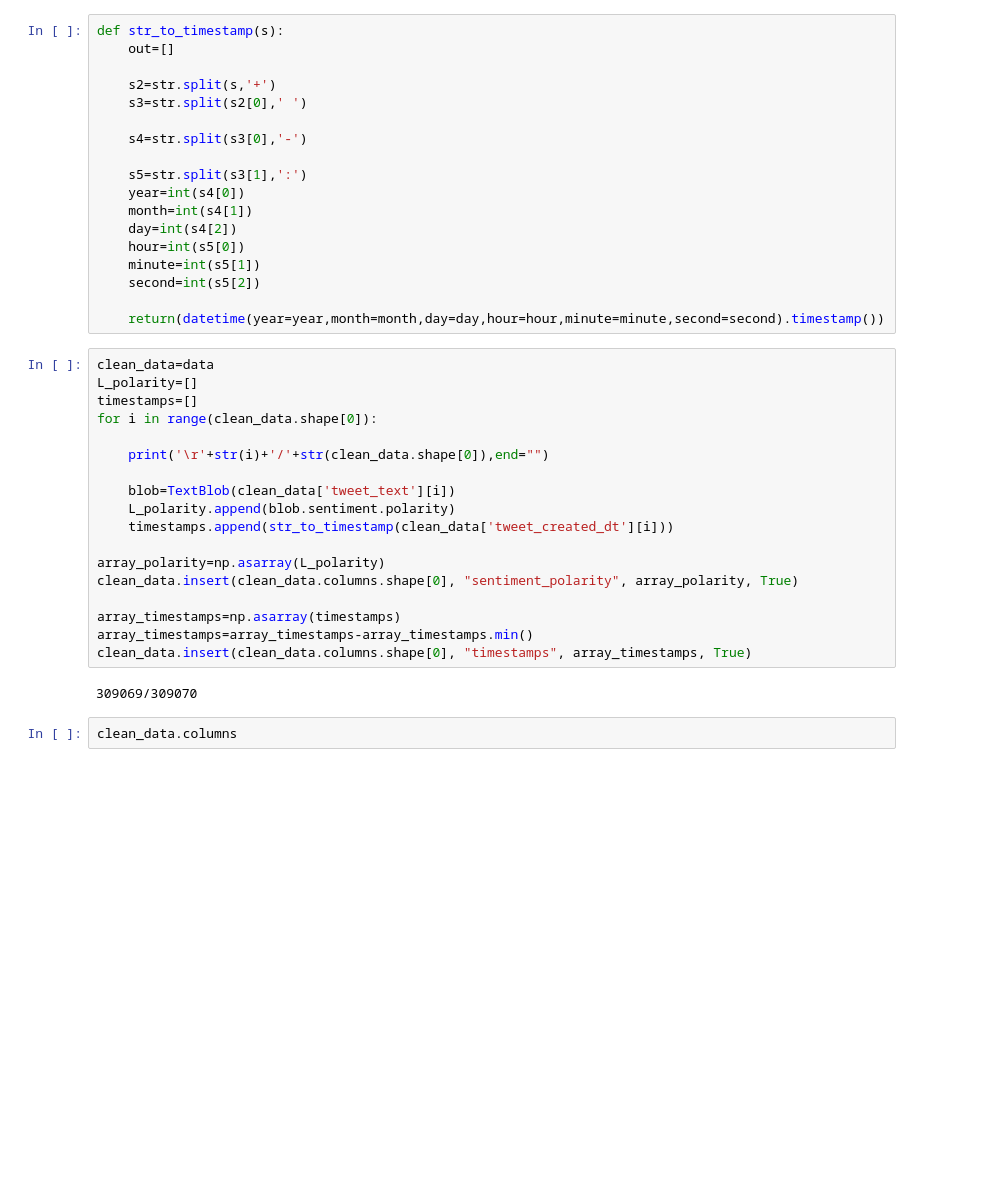
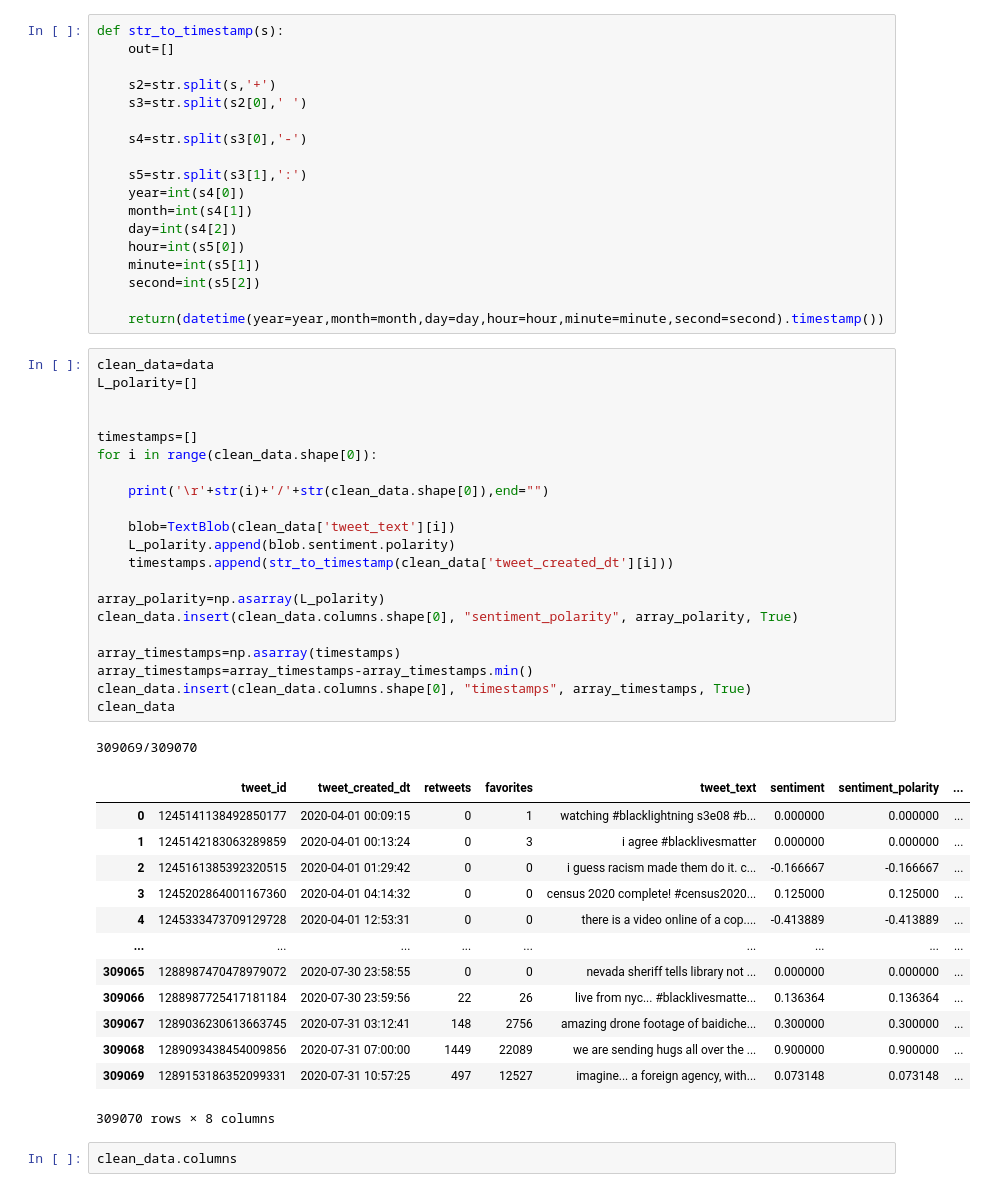
Before and after one commit to Isyohan/ProjetM2WeakSignals, a Jupyter notebook: BLM_Notebook.ipynb, the cells around one changed output. Cells and saved outputs as stored; diff of their text form; blank space fills up the shorter version.

```diff
--- a/BLM_Notebook.ipynb
+++ b/BLM_Notebook.ipynb
@@ -51,23 +51,39 @@ def str_to_timestamp(s):
 # %%
 clean_data=data
 L_polarity=[]
+
+
 timestamps=[]
 for i in range(clean_data.shape[0]):
 
     print('\r'+str(i)+'/'+str(clean_data.shape[0]),end="")
 
     blob=TextBlob(clean_data['tweet_text'][i])
     L_polarity.append(blob.sentiment.polarity)
     timestamps.append(str_to_timestamp(clean_data['tweet_created_dt'][i]))
 
 array_polarity=np.asarray(L_polarity)
 clean_data.insert(clean_data.columns.shape[0], "sentiment_polarity", array_polarity, True)
 
 array_timestamps=np.asarray(timestamps)
 array_timestamps=array_timestamps-array_timestamps.min()
 clean_data.insert(clean_data.columns.shape[0], "timestamps", array_timestamps, True)
+clean_data
 # %% [output]
 309069/309070
+|  | tweet_id | tweet_created_dt | retweets | favorites | tweet_text | sentiment | sentiment_polarity | ... |
+| 0 | 1245141138492850177 | 2020-04-01 00:09:15 | 0 | 1 | watching #blacklightning s3e08 #b... | 0.000000 | 0.000000 | ... |
+| 1 | 1245142183063289859 | 2020-04-01 00:13:24 | 0 | 3 | i agree #blacklivesmatter | 0.000000 | 0.000000 | ... |
+| 2 | 1245161385392320515 | 2020-04-01 01:29:42 | 0 | 0 | i guess racism made them do it. c... | -0.166667 | -0.166667 | ... |
+| 3 | 1245202864001167360 | 2020-04-01 04:14:32 | 0 | 0 | census 2020 complete! #census2020... | 0.125000 | 0.125000 | ... |
+| 4 | 1245333473709129728 | 2020-04-01 12:53:31 | 0 | 0 | there is a video online of a cop.... | -0.413889 | -0.413889 | ... |
+| ... | ... | ... | ... | ... | ... | ... | ... | ... |
+| 309065 | 1288987470478979072 | 2020-07-30 23:58:55 | 0 | 0 | nevada sheriff tells library not ... | 0.000000 | 0.000000 | ... |
+| 309066 | 1288987725417181184 | 2020-07-30 23:59:56 | 22 | 26 | live from nyc... #blacklivesmatte... | 0.136364 | 0.136364 | ... |
+| 309067 | 1289036230613663745 | 2020-07-31 03:12:41 | 148 | 2756 | amazing drone footage of baidiche... | 0.300000 | 0.300000 | ... |
+| 309068 | 1289093438454009856 | 2020-07-31 07:00:00 | 1449 | 22089 | we are sending hugs all over the ... | 0.900000 | 0.900000 | ... |
+| 309069 | 1289153186352099331 | 2020-07-31 10:57:25 | 497 | 12527 | imagine... a foreign agency, with... | 0.073148 | 0.073148 | ... |
+309070 rows × 8 columns
 # %%
 clean_data.columns
 # %% [output]
```
Also changed, not shown: parts of 1 cell of this notebook.
